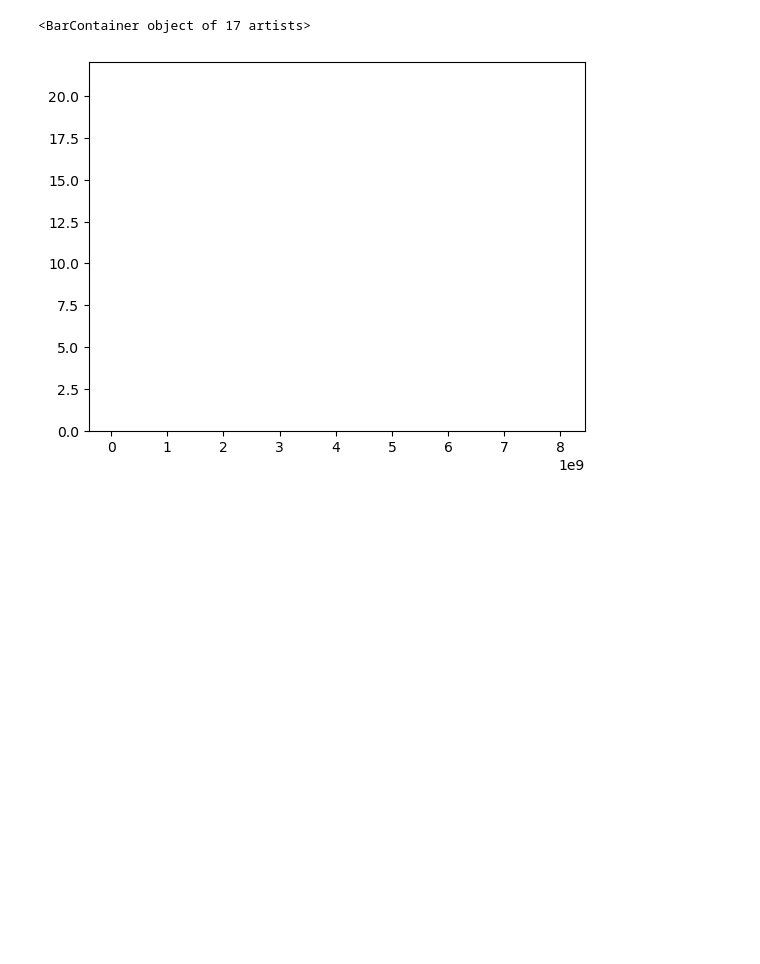
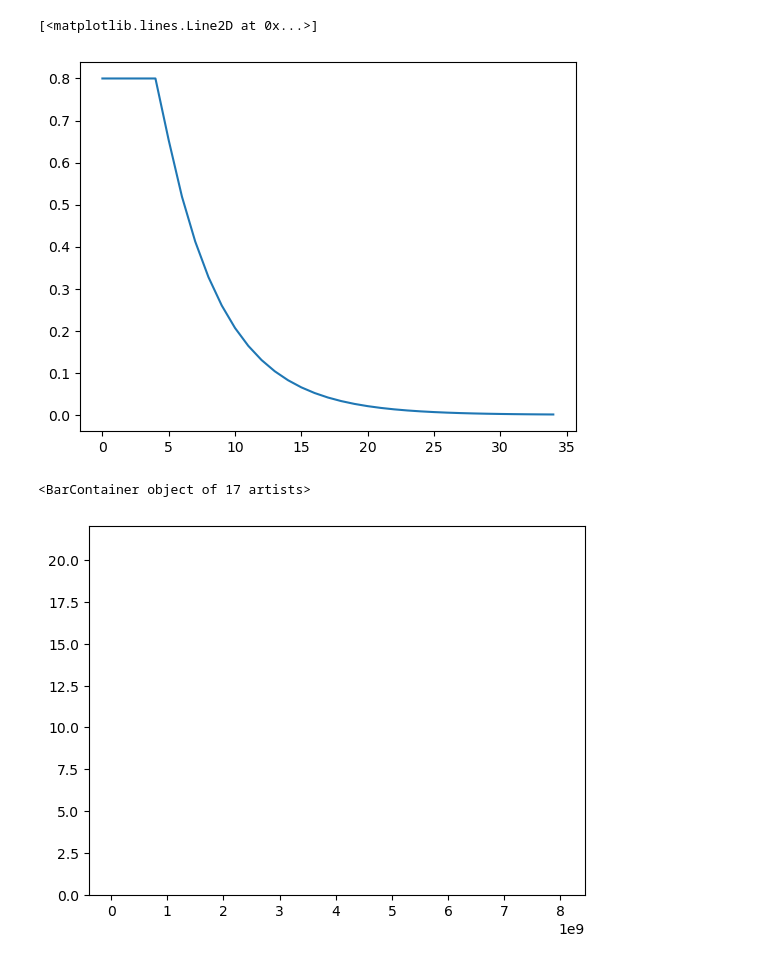
Before and after one commit to messier12/bullrun-strat-simulator, a Jupyter notebook: kelly_criterion.ipynb, the cells around one changed output. Saved outputs shown, nothing was run; the diff lists cells and outputs as text; code cells hidden in the pictures; blank space fills up the shorter version.

```diff
--- a/kelly_criterion.ipynb
+++ b/kelly_criterion.ipynb
@@ -64,3 +111,8 @@ val, counts = np.unique(final_bankrolls,return_counts=True)
+# %%
+plt.plot(ratio_exposed)
+# %% [output]
+[<matplotlib.lines.Line2D at 0x...>]
+[figure, added]
 # %%
 import matplotlib.pyplot as plt
 
```
Also changed, not shown: parts of 4 cells of this notebook.
